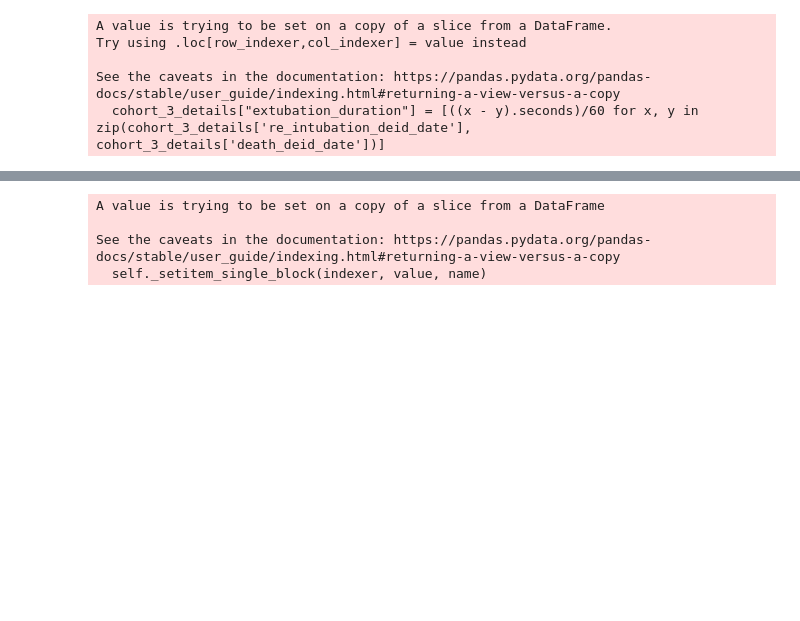
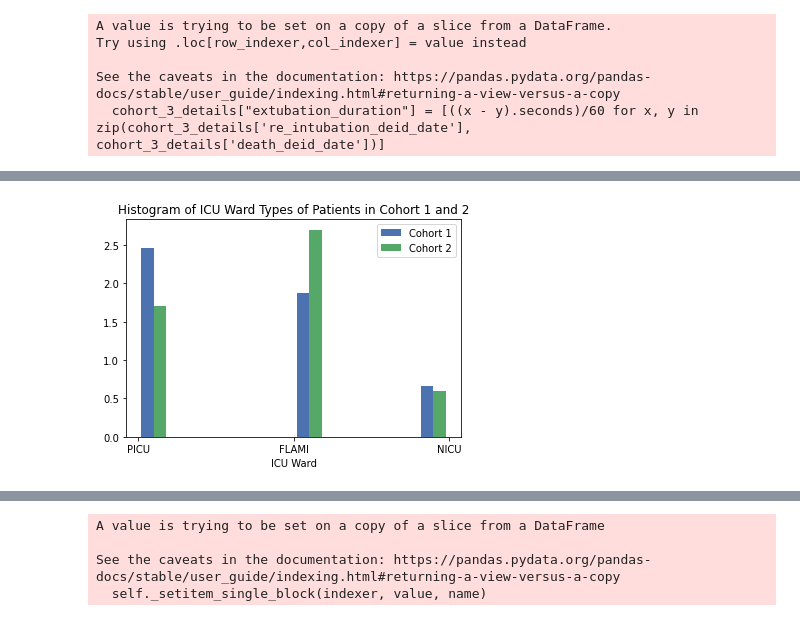
Before and after one commit to l-khali/In2Research, a Jupyter notebook: data_preparation.ipynb, the cells around one changed output, grey strips where cells are left out. Cells and saved outputs as stored; diff of their text form; code cells hidden in the pictures; blank space fills up the shorter version.

```diff
--- a/data_preparation.ipynb
+++ b/data_preparation.ipynb
@@ -127,3 +281,17 @@ cohort_1_details = cohort_1_details[cohort_1_details["extubation_duration"] > 12
+# %%
+plt.style.use('seaborn-deep')
+
+x = cohort_1_details['icu_ward']
+y = cohort_2_details['icu_ward']
+
+plt.hist([x, y], label=['Cohort 1', 'Cohort 2'], density=True)
+plt.legend(loc='upper right')
+plt.xlabel("ICU Ward")
+# plt.ylabel("Proportion")
+plt.title("Histogram of ICU Ward Types of Patients in Cohort 1 and 2")
+plt.show()
+# %% [output]
+[figure, added]
 # %%
 cohort_1_monitor = pd.DataFrame(cohort_1_details['icu_ward'].value_counts())
 cohort_1_monitor
```
Also changed, not shown: parts of 31 cells of this notebook, 7 other files.
